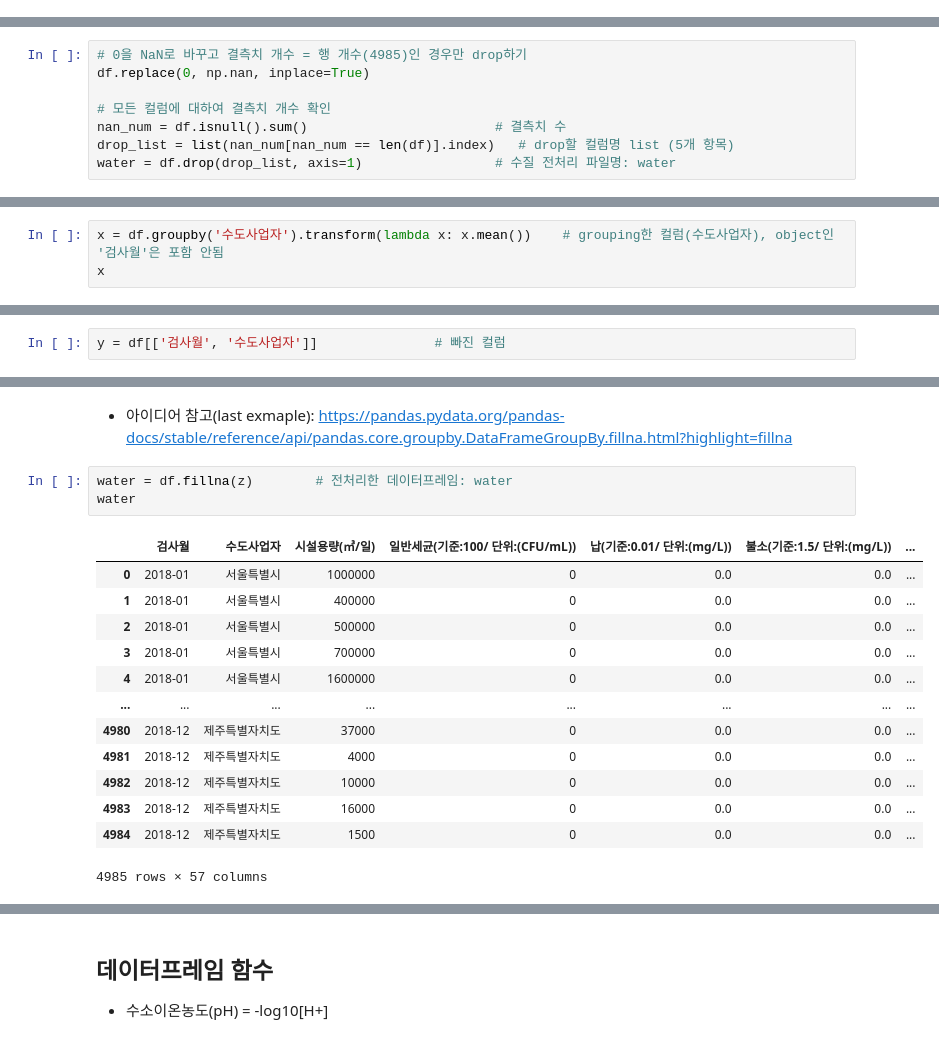
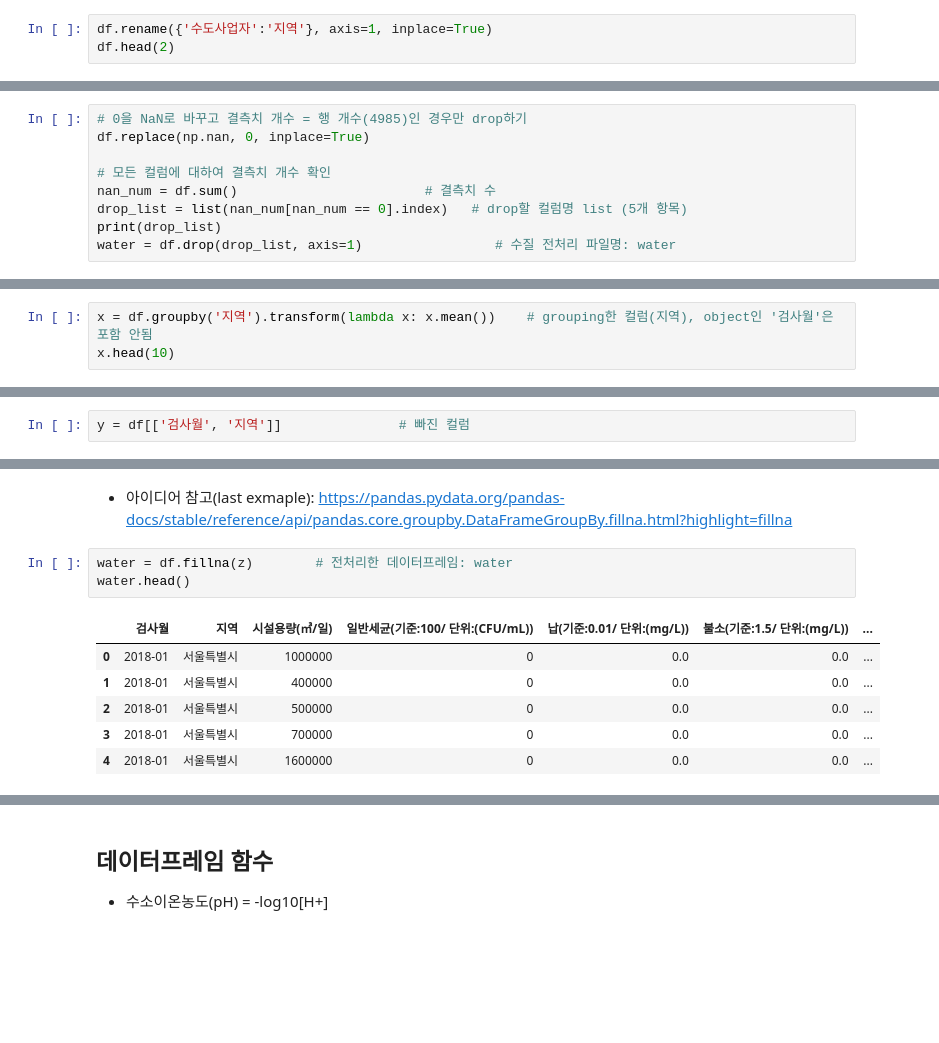
Before and after one commit to BreadFeet/K-water_project, a Jupyter notebook: myanalysis/00_Sample_Analysis_2018.ipynb, the cells around one changed output, grey strips where cells are left out. Saved outputs shown, nothing was run; the diff lists cells and outputs as text; blank space fills up the shorter version.

```diff
--- a/myanalysis/Preprocessing_to_Visualisation_KSR_NaN평균치환test_다시확인하고삭제.ipynb
+++ b/myanalysis/00_Sample_Analysis_2018.ipynb
@@ -107,3 +107,6 @@ df.head()
 * 탁도: NTU --> SiO2 ppm (1mg/1L)  -->  단위 환산의 부정확성 때문에 drop
 * 색도 1도: 백금 1㎎이 물 1L에 용해되어 있을 때 나타나는 색  -->  mg/L이므로 계산에 문제 없음
 * 나중에 분석이 다 끝나고 나면 컬럼명을 간단하게 바꾸는 것이 좋을 수도 있을 듯!
+# %%
+df.rename({'수도사업자':'지역'}, axis=1, inplace=True)
+df.head(2)
@@ -113,8 +120,9 @@ df.head()
 # %%
 # 0을 NaN로 바꾸고 결측치 개수 = 행 개수(4985)인 경우만 drop하기
-df.replace(0, np.nan, inplace=True)
+df.replace(np.nan, 0, inplace=True)
 
 # 모든 컬럼에 대하여 결측치 개수 확인
-nan_num = df.isnull().sum()                        # 결측치 수
-drop_list = list(nan_num[nan_num == len(df)].index)   # drop할 컬럼명 list (5개 항목)
+nan_num = df.sum()                        # 결측치 수
+drop_list = list(nan_num[nan_num == 0].index)   # drop할 컬럼명 list (5개 항목)
+print(drop_list)
 water = df.drop(drop_list, axis=1)                 # 수질 전처리 파일명: water
@@ -182,5 +166,5 @@ water.shape
 # %%
-x = df.groupby('수도사업자').transform(lambda x: x.mean())    # grouping한 컬럼(수도사업자), object인 '검사월'은 포함 안됨
-x
+x = df.groupby('지역').transform(lambda x: x.mean())    # grouping한 컬럼(지역), object인 '검사월'은 포함 안됨
+x.head(10)
 # %% [output]
 |  | 시설용량(㎥/일) | 일반세균(기준:100/ 단위:(CFU/mL)) | 납(기준:0.01/ 단위:(mg/L)) | 불소(기준:1.5/ 단위:(mg/L)) | 비소(기준:0.01/ 단위:(mg/L)) | ... |
@@ -199,5 +181,5 @@ x
 # %%
-y = df[['검사월', '수도사업자']]               # 빠진 컬럼
+y = df[['검사월', '지역']]               # 빠진 컬럼
 # %%
 # df와 같은 형태로 만들기 위해서 concat --> 결과물은 평균값으로 모든 열이 치환된 상태
 z = pd.concat([y, x], axis=1)
@@ -220,21 +195,14 @@ z
 * 아이디어 참고(last exmaple): https://pandas.pydata.org/pandas-docs/stable/reference/api/pandas.core.groupby.DataFrameGroupBy.fillna.html?highlight=fillna
 # %%
 water = df.fillna(z)        # 전처리한 데이터프레임: water
-water
+water.head()
 # %% [output]
-|  | 검사월 | 수도사업자 | 시설용량(㎥/일) | 일반세균(기준:100/ 단위:(CFU/mL)) | 납(기준:0.01/ 단위:(mg/L)) | 불소(기준:1.5/ 단위:(mg/L)) | ... |
+|  | 검사월 | 지역 | 시설용량(㎥/일) | 일반세균(기준:100/ 단위:(CFU/mL)) | 납(기준:0.01/ 단위:(mg/L)) | 불소(기준:1.5/ 단위:(mg/L)) | ... |
 | 0 | 2018-01 | 서울특별시 | 1000000 | 0 | 0.0 | 0.0 | ... |
 | 1 | 2018-01 | 서울특별시 | 400000 | 0 | 0.0 | 0.0 | ... |
 | 2 | 2018-01 | 서울특별시 | 500000 | 0 | 0.0 | 0.0 | ... |
 | 3 | 2018-01 | 서울특별시 | 700000 | 0 | 0.0 | 0.0 | ... |
 | 4 | 2018-01 | 서울특별시 | 1600000 | 0 | 0.0 | 0.0 | ... |
-| ... | ... | ... | ... | ... | ... | ... | ... |
-| 4980 | 2018-12 | 제주특별자치도 | 37000 | 0 | 0.0 | 0.0 | ... |
-| 4981 | 2018-12 | 제주특별자치도 | 4000 | 0 | 0.0 | 0.0 | ... |
-| 4982 | 2018-12 | 제주특별자치도 | 10000 | 0 | 0.0 | 0.0 | ... |
-| 4983 | 2018-12 | 제주특별자치도 | 16000 | 0 | 0.0 | 0.0 | ... |
-| 4984 | 2018-12 | 제주특별자치도 | 1500 | 0 | 0.0 | 0.0 | ... |
-4985 rows × 57 columns
 # %%
 water.isnull().sum()            # null값 하나도 없음
 # %% [output]
```
Also changed, not shown: parts of 31 cells of this notebook, 3 other files.
